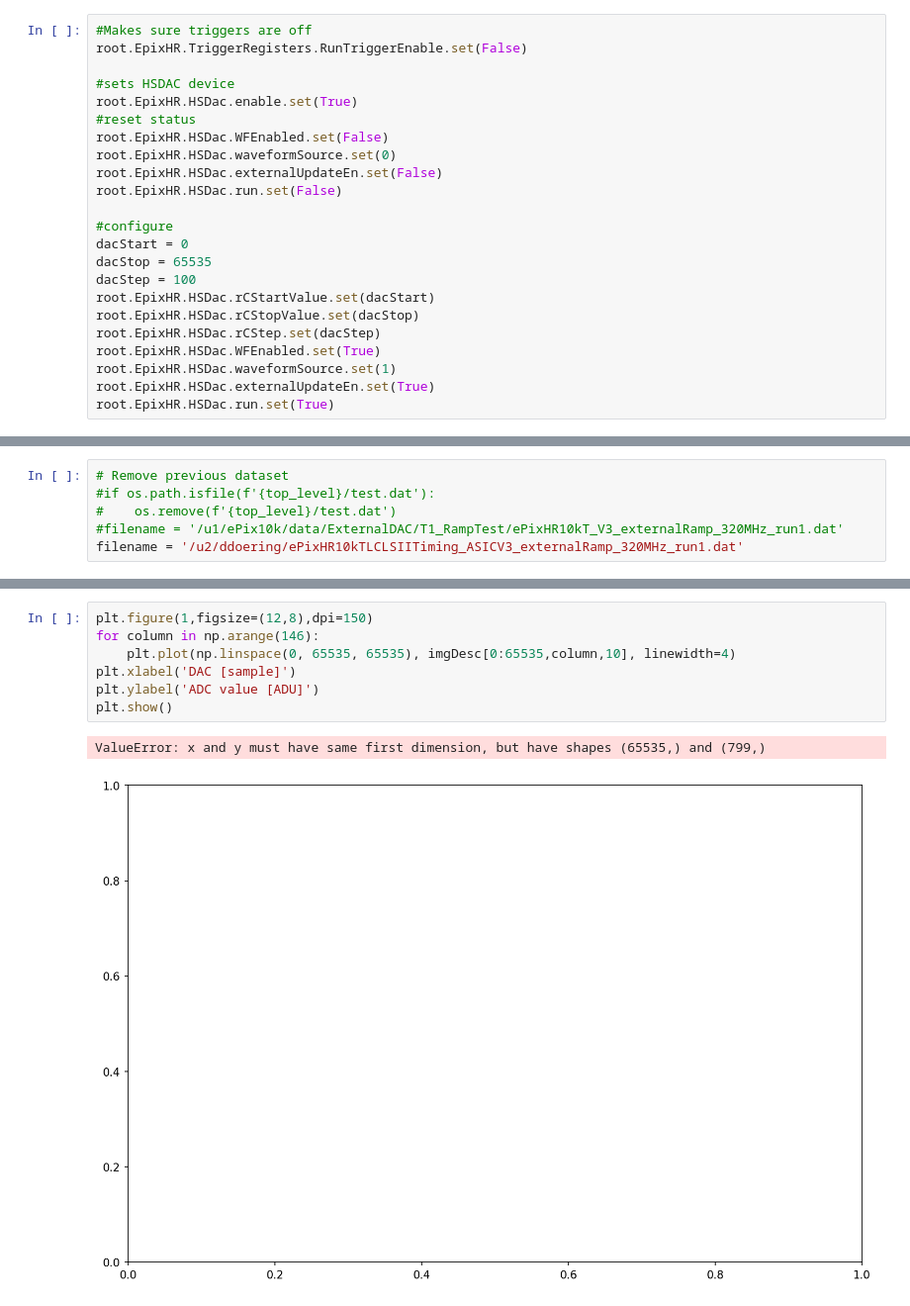
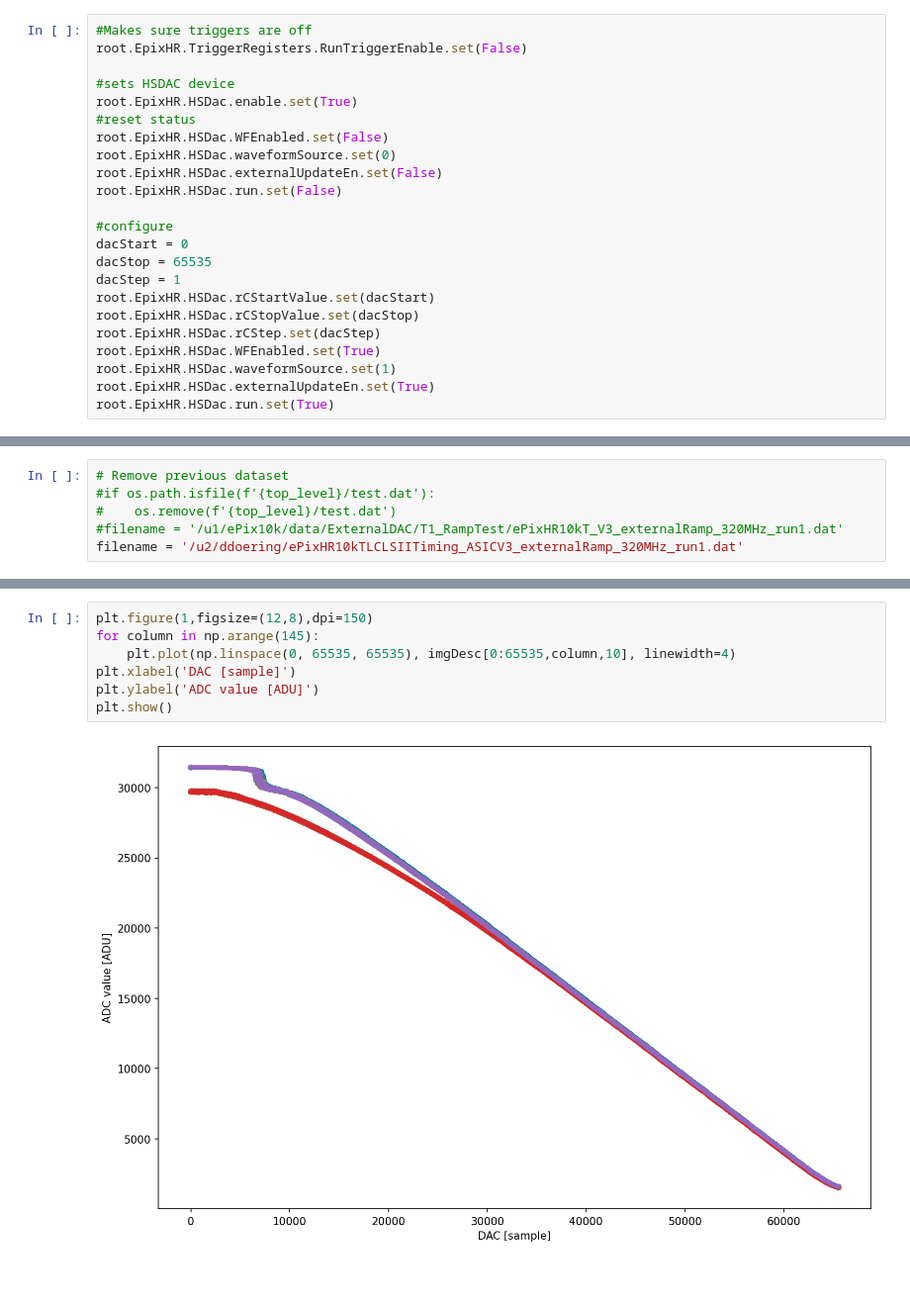
Before and after one commit to slaclab/epix-hr-single-10k, a Jupyter notebook: software/notebooks/ePix10KTLCLS-IITiming_ASICv3_rampTest.ipynb, the cells around one changed output, grey strips where cells are left out. Shown at 99% size. Cells and saved outputs as stored; diff of their text form; blank space fills up the shorter version.

```diff
--- a/software/notebooks/ePix10KTLCLS-IITiming_ASICv3_rampTest.ipynb
+++ b/software/notebooks/ePix10KTLCLS-IITiming_ASICv3_rampTest.ipynb
@@ -86,7 +93,7 @@ root.EpixHR.HSDac.run.set(False)
 #configure
 dacStart = 0
 dacStop = 65535
-dacStep = 100
+dacStep = 1
 root.EpixHR.HSDac.rCStartValue.set(dacStart)
 root.EpixHR.HSDac.rCStopValue.set(dacStop)
 root.EpixHR.HSDac.rCStep.set(dacStep)
@@ -292,10 +304,9 @@ Traceback (most recent call last
 # %%
 plt.figure(1,figsize=(12,8),dpi=150)
-for column in np.arange(146):
+for column in np.arange(145):
     plt.plot(np.linspace(0, 65535, 65535), imgDesc[0:65535,column,10], linewidth=4)
 plt.xlabel('DAC [sample]')
 plt.ylabel('ADC value [ADU]')
 plt.show()
 # %% [output]
-ValueError: x and y must have same first dimension, but have shapes (65535,) and (799,)
-[figure, old version]
+[figure, new version]
```
Also changed, not shown: parts of 11 cells of this notebook, 2 other files.
